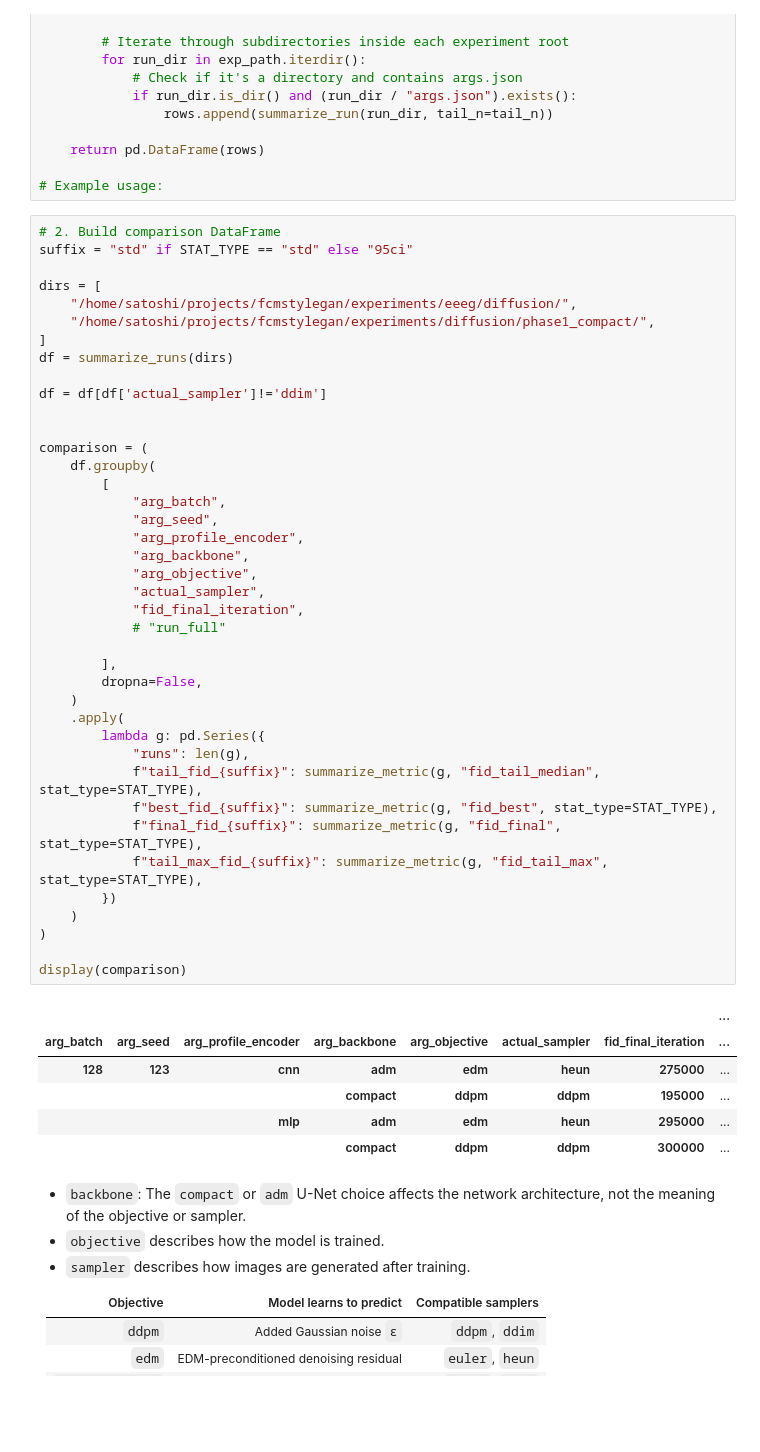
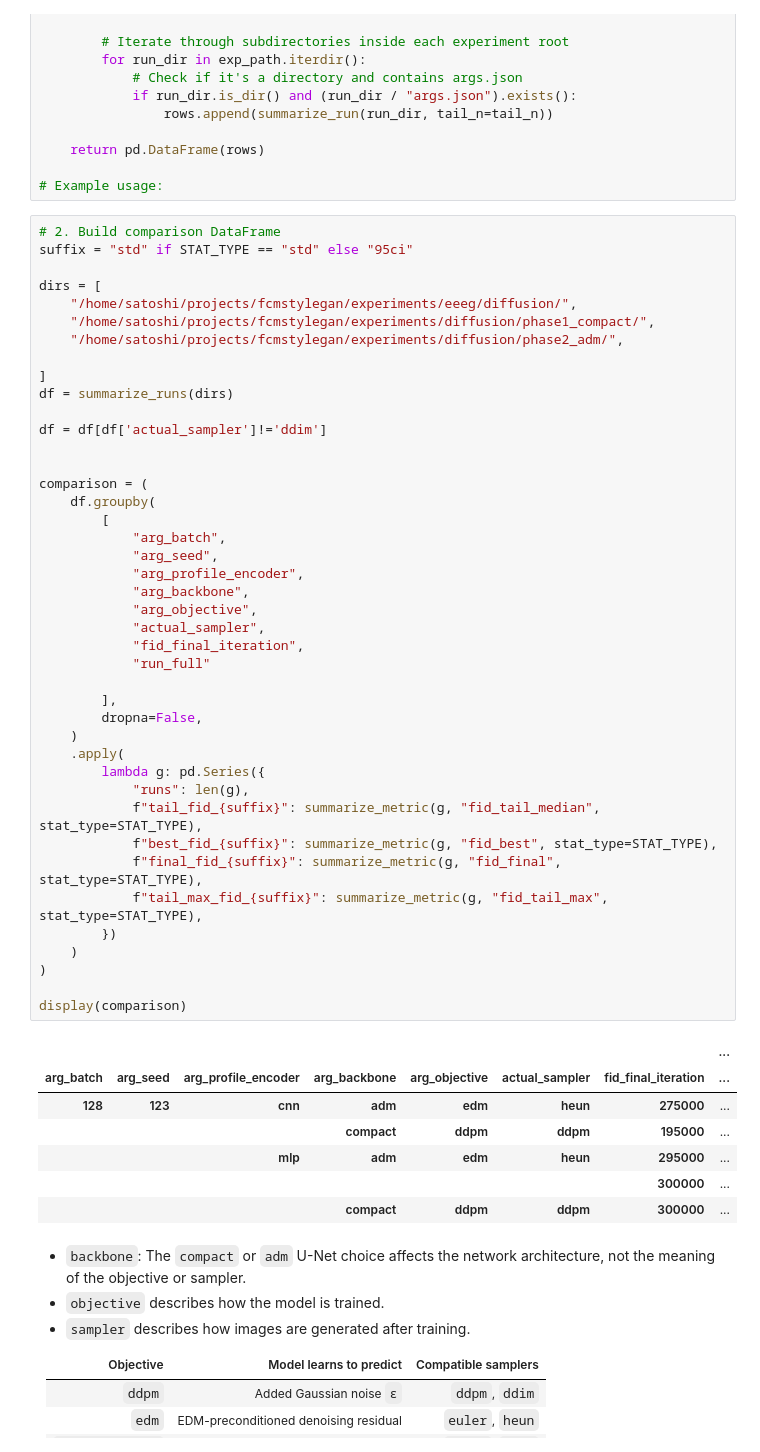
Before and after one commit to apple2373/fcmstylegan, a Jupyter notebook: notebook/results-diffusion.ipynb, the cells around one changed output. Saved outputs shown, nothing was run; the diff lists cells and outputs as text; blank space fills up the shorter version.

Commit message:
backup-diffusion-baseline

```diff
--- a/notebook/results-diffusion.ipynb
+++ b/notebook/results-diffusion.ipynb
@@ -158,6 +158,8 @@ suffix = "std" if STAT_TYPE == "std" else "95ci"
 dirs = [
     "/home/satoshi/projects/fcmstylegan/experiments/eeeg/diffusion/",
     "/home/satoshi/projects/fcmstylegan/experiments/diffusion/phase1_compact/",
+    "/home/satoshi/projects/fcmstylegan/experiments/diffusion/phase2_adm/",
+
 ]
 df = summarize_runs(dirs)
 
@@ -169,34 +171,35 @@ comparison = (
         [
             "arg_batch",
             "arg_seed",
             "arg_profile_encoder",
             "arg_backbone",
             "arg_objective",
             "actual_sampler",
             "fid_final_iteration",
-            # "run_full"
+            "run_full"
 
         ],
         dropna=False,
     )
     .apply(
         lambda g: pd.Series({
             "runs": len(g),
             f"tail_fid_{suffix}": summarize_metric(g, "fid_tail_median", stat_type=STAT_TYPE),
             f"best_fid_{suffix}": summarize_metric(g, "fid_best", stat_type=STAT_TYPE),
             f"final_fid_{suffix}": summarize_metric(g, "fid_final", stat_type=STAT_TYPE),
             f"tail_max_fid_{suffix}": summarize_metric(g, "fid_tail_max", stat_type=STAT_TYPE),
         })
     )
 )
 
 display(comparison)
 # %% [output]
 |  |  |  |  |  |  |  | ... |
 | arg_batch | arg_seed | arg_profile_encoder | arg_backbone | arg_objective | actual_sampler | fid_final_iteration | ... |
 | 128 | 123 | cnn | adm | edm | heun | 275000 | ... |
 |  |  |  | compact | ddpm | ddpm | 195000 | ... |
 |  |  | mlp | adm | edm | heun | 295000 | ... |
+|  |  |  |  |  |  | 300000 | ... |
 |  |  |  | compact | ddpm | ddpm | 300000 | ... |
 # %% [markdown]
 - `backbone`: The `compact` or `adm` U-Net choice affects the network architecture, not the meaning of the objective or sampler.
```
Also changed, not shown: parts of 7 cells of this notebook, 12 other files.
